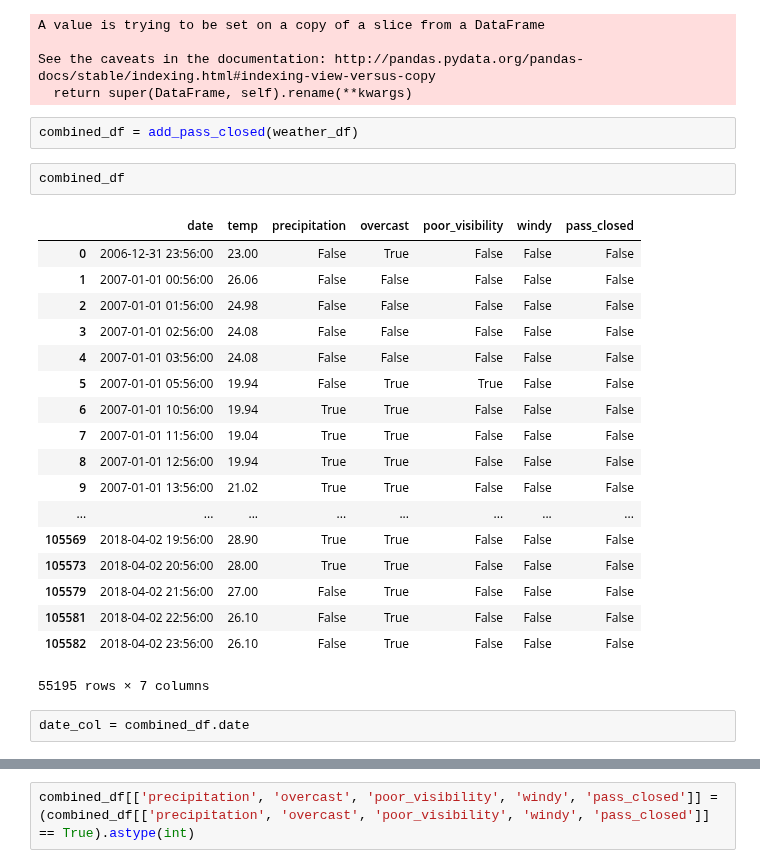
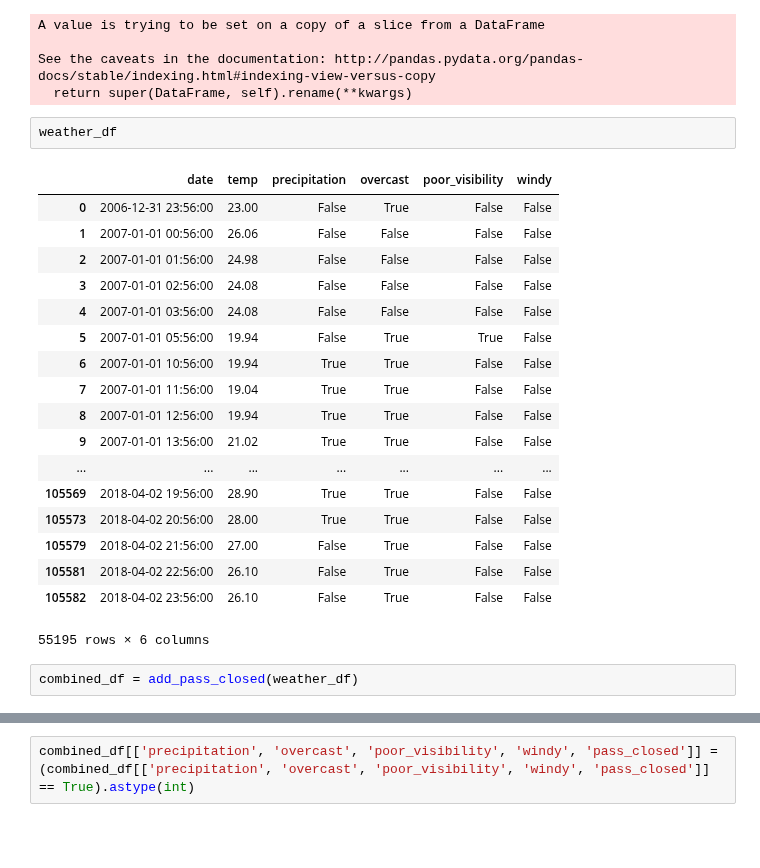
Before and after one commit to leannebaldwin/Pass_Closure, a Jupyter notebook: data_exploration/model_exploration.ipynb, the cells around one changed output, grey strips where cells are left out. Cells and saved outputs as stored; diff of their text form; blank space fills up the shorter version.

Commit message:
Add further exploration to get to a dataframe that can be used in a logistic regression model

```diff
--- a/data_exploration/model_exploration.ipynb
+++ b/data_exploration/model_exploration.ipynb
@@ -162,28 +162,26 @@ A value is trying to be set on a copy of a slice from a DataFrame
 
 See the caveats in the documentation: http://pandas.pydata.org/pandas-docs/stable/indexing.html#indexing-view-versus-copy
   return super(DataFrame, self).rename(**kwargs)
+# %%
+weather_df
+# %% [output]
+|  | date | temp | precipitation | overcast | poor_visibility | windy |
+| 0 | 2006-12-31 23:56:00 | 23.00 | False | True | False | False |
+| 1 | 2007-01-01 00:56:00 | 26.06 | False | False | False | False |
+| 2 | 2007-01-01 01:56:00 | 24.98 | False | False | False | False |
+| 3 | 2007-01-01 02:56:00 | 24.08 | False | False | False | False |
+| 4 | 2007-01-01 03:56:00 | 24.08 | False | False | False | False |
+| 5 | 2007-01-01 05:56:00 | 19.94 | False | True | True | False |
+| 6 | 2007-01-01 10:56:00 | 19.94 | True | True | False | False |
+| 7 | 2007-01-01 11:56:00 | 19.04 | True | True | False | False |
+| 8 | 2007-01-01 12:56:00 | 19.94 | True | True | False | False |
+| 9 | 2007-01-01 13:56:00 | 21.02 | True | True | False | False |
+| ... | ... | ... | ... | ... | ... | ... |
+| 105569 | 2018-04-02 19:56:00 | 28.90 | True | True | False | False |
+| 105573 | 2018-04-02 20:56:00 | 28.00 | True | True | False | False |
+| 105579 | 2018-04-02 21:56:00 | 27.00 | False | True | False | False |
+| 105581 | 2018-04-02 22:56:00 | 26.10 | False | True | False | False |
+| 105582 | 2018-04-02 23:56:00 | 26.10 | False | True | False | False |
+55195 rows × 6 columns
 # %%
 combined_df = add_pass_closed(weather_df)
-# %%
-combined_df
-# %% [output]
-|  | date | temp | precipitation | overcast | poor_visibility | windy | pass_closed |
-| 0 | 2006-12-31 23:56:00 | 23.00 | False | True | False | False | False |
-| 1 | 2007-01-01 00:56:00 | 26.06 | False | False | False | False | False |
-| 2 | 2007-01-01 01:56:00 | 24.98 | False | False | False | False | False |
-| 3 | 2007-01-01 02:56:00 | 24.08 | False | False | False | False | False |
-| 4 | 2007-01-01 03:56:00 | 24.08 | False | False | False | False | False |
-| 5 | 2007-01-01 05:56:00 | 19.94 | False | True | True | False | False |
-| 6 | 2007-01-01 10:56:00 | 19.94 | True | True | False | False | False |
-| 7 | 2007-01-01 11:56:00 | 19.04 | True | True | False | False | False |
-| 8 | 2007-01-01 12:56:00 | 19.94 | True | True | False | False | False |
-| 9 | 2007-01-01 13:56:00 | 21.02 | True | True | False | False | False |
-| ... | ... | ... | ... | ... | ... | ... | ... |
-| 105569 | 2018-04-02 19:56:00 | 28.90 | True | True | False | False | False |
-| 105573 | 2018-04-02 20:56:00 | 28.00 | True | True | False | False | False |
-| 105579 | 2018-04-02 21:56:00 | 27.00 | False | True | False | False | False |
-| 105581 | 2018-04-02 22:56:00 | 26.10 | False | True | False | False | False |
-| 105582 | 2018-04-02 23:56:00 | 26.10 | False | True | False | False | False |
-55195 rows × 7 columns
-# %%
-date_col = combined_df.date
```
Also changed, not shown: parts of 7 cells of this notebook, 1 other file.
